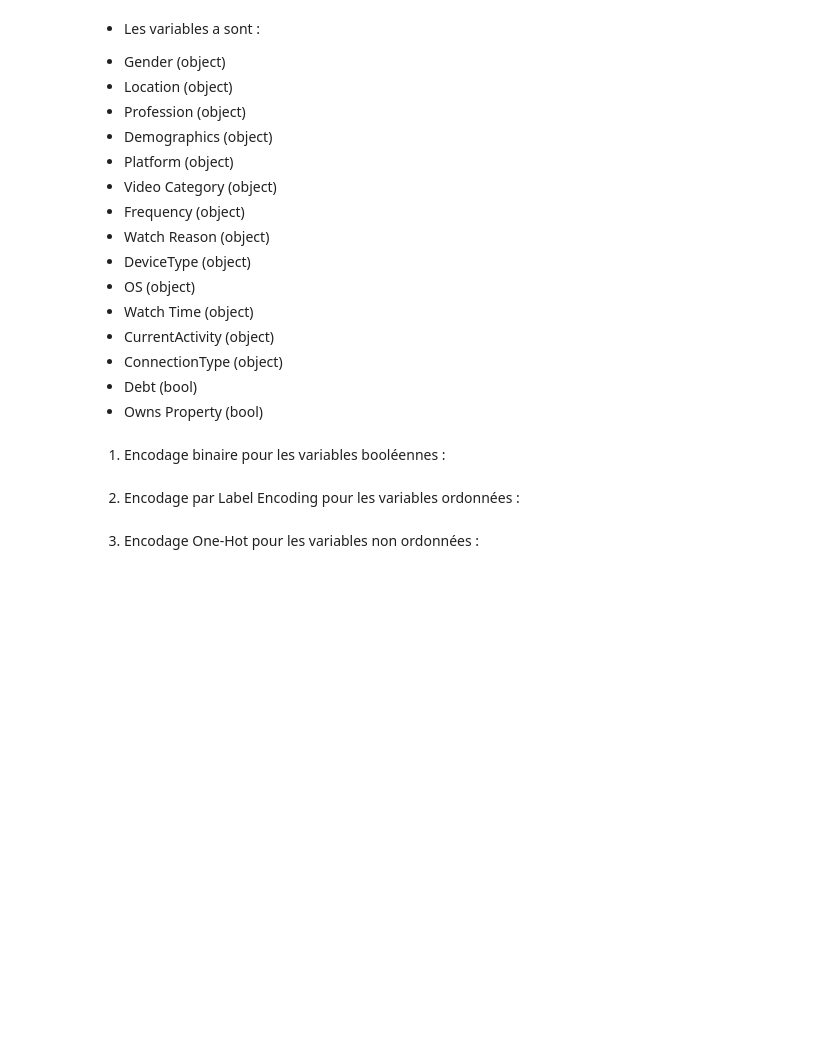
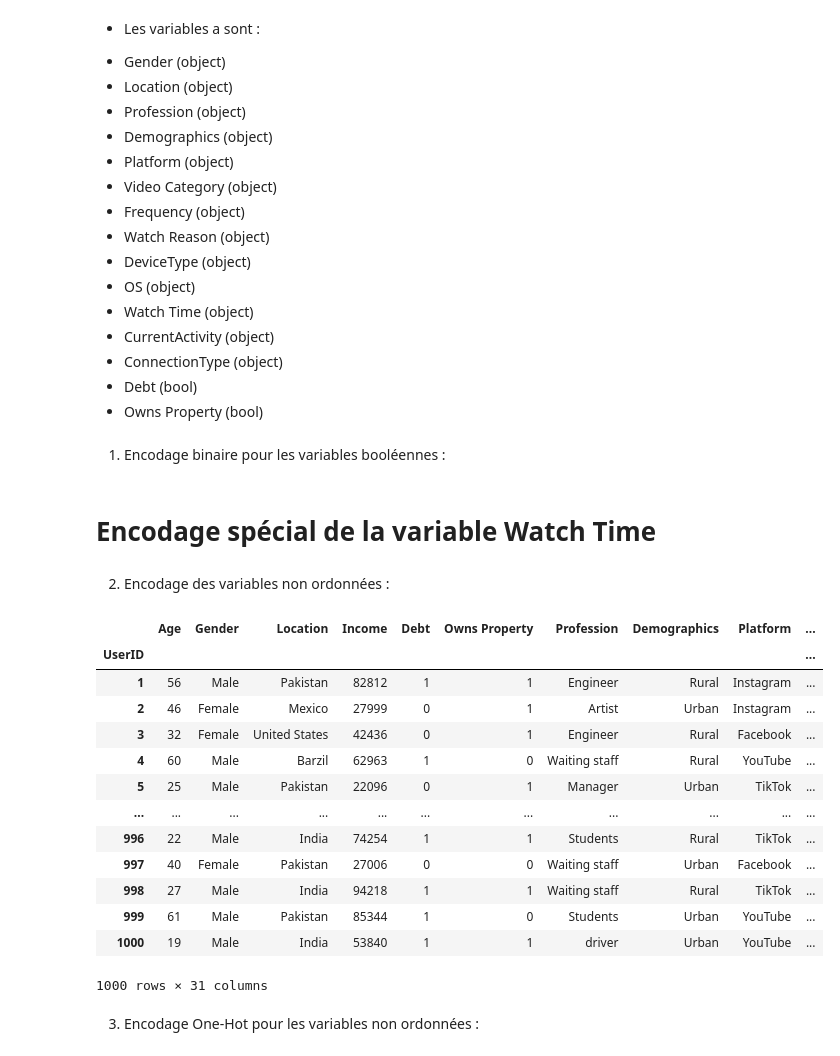
Before and after one commit to khelifaYacine/Menace-des-r-seaux-sociaux-, a Jupyter notebook: EDA_Temps_perdu_reseaux_sociaux.ipynb, the cells around one changed output. Drawn from its saved outputs; the diff is of its cells as text; code cells hidden in the pictures; blank space fills up the shorter version.

Commit message:
COrrection d'encodage

```diff
--- a/EDA_Temps_perdu_reseaux_sociaux.ipynb
+++ b/EDA_Temps_perdu_reseaux_sociaux.ipynb
@@ -263,0 +252,2 @@ df['Owns Property'] = df['Owns Property'].astype(int)
+# %% [markdown]
+# Encodage spécial de la variable Watch Time
@@ -264,9 +266,22 @@ df['Owns Property'] = df['Owns Property'].astype(int)
 # %% [markdown]
-2) Encodage par Label Encoding pour les variables ordonnées :
+2) Encodage des variables non ordonnées :
-# %%
-# Encodage de la variable ordonnée (exemple avec Frequency)
-le = LabelEncoder()
-df['Frequency'] = le.fit_transform(df['Frequency'])
+# %%
+df
+# %% [output]
+|  | Age | Gender | Location | Income | Debt | Owns Property | Profession | Demographics | Platform | ... |
+| UserID |  |  |  |  |  |  |  |  |  | ... |
+| 1 | 56 | Male | Pakistan | 82812 | 1 | 1 | Engineer | Rural | Instagram | ... |
+| 2 | 46 | Female | Mexico | 27999 | 0 | 1 | Artist | Urban | Instagram | ... |
+| 3 | 32 | Female | United States | 42436 | 0 | 1 | Engineer | Rural | Facebook | ... |
+| 4 | 60 | Male | Barzil | 62963 | 1 | 0 | Waiting staff | Rural | YouTube | ... |
+| 5 | 25 | Male | Pakistan | 22096 | 0 | 1 | Manager | Urban | TikTok | ... |
+| ... | ... | ... | ... | ... | ... | ... | ... | ... | ... | ... |
+| 996 | 22 | Male | India | 74254 | 1 | 1 | Students | Rural | TikTok | ... |
+| 997 | 40 | Female | Pakistan | 27006 | 0 | 0 | Waiting staff | Urban | Facebook | ... |
+| 998 | 27 | Male | India | 94218 | 1 | 1 | Waiting staff | Rural | TikTok | ... |
+| 999 | 61 | Male | Pakistan | 85344 | 1 | 0 | Students | Urban | YouTube | ... |
+| 1000 | 19 | Male | India | 53840 | 1 | 1 | driver | Urban | YouTube | ... |
+1000 rows × 31 columns
 # %% [markdown]
 3) Encodage One-Hot pour les variables non ordonnées :
 # %%
```
Also changed, not shown: parts of 11 cells of this notebook.
